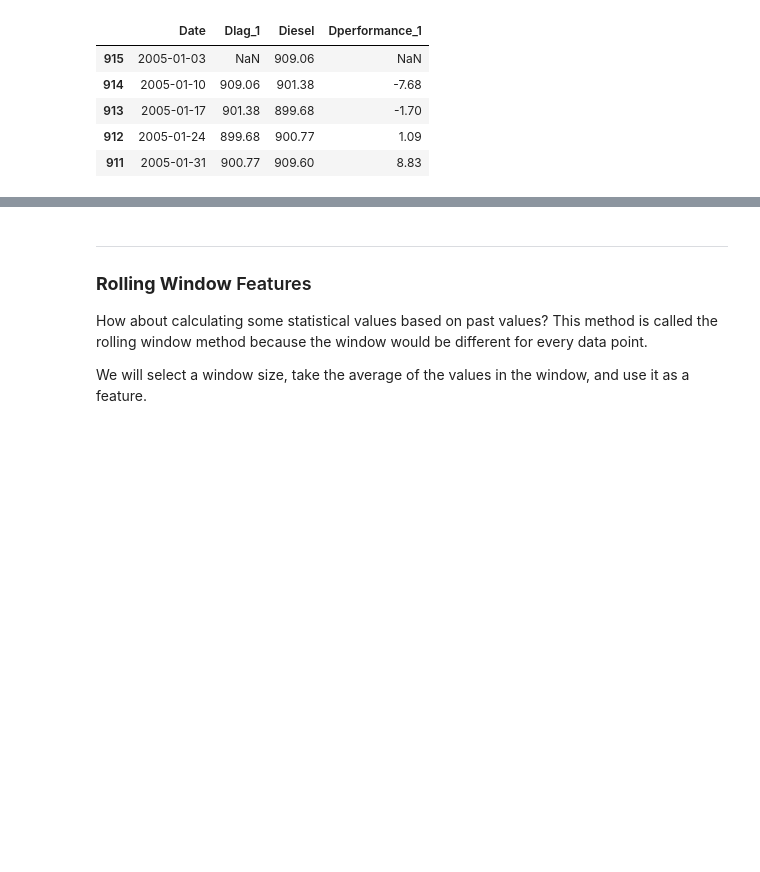
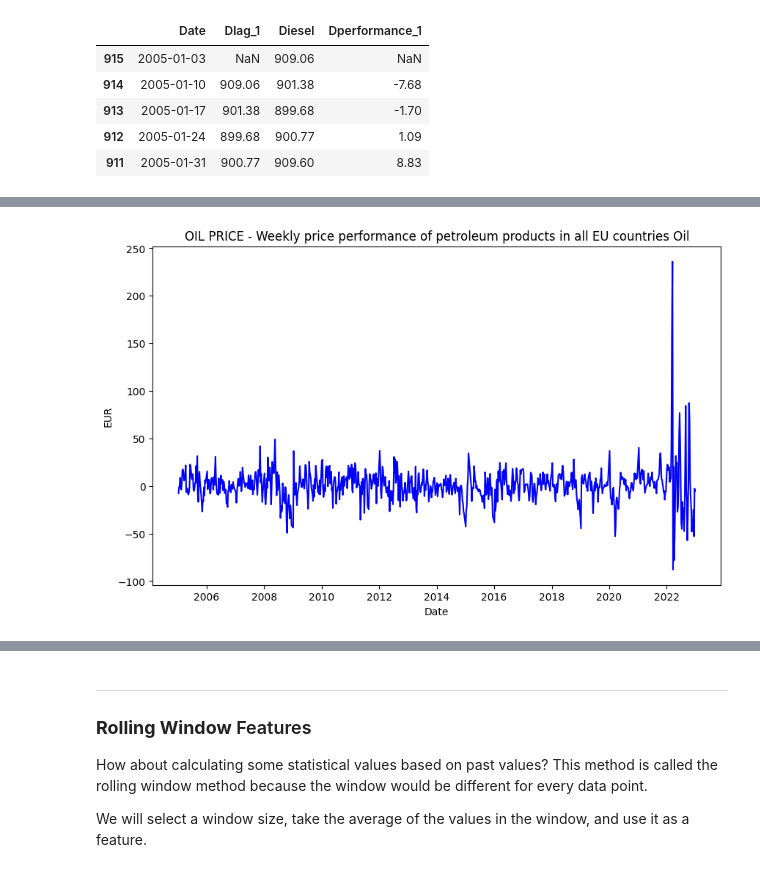
Before and after one commit to sawubona-repo/PRIVAT, a Jupyter notebook: Python_OIL_PRICE_TIMESERIES_v1.ipynb, the cells around one changed output, grey strips where cells are left out. Drawn from its saved outputs; the diff is of its cells as text; code cells hidden in the pictures; blank space fills up the shorter version.

```diff
--- a/Python_OIL_PRICE_TIMESERIES_v1.ipynb
+++ b/Python_OIL_PRICE_TIMESERIES_v1.ipynb
@@ -238,7 +241,7 @@ dataX.head()
 | 912 | 2005-01-24 | 899.68 | 900.77 | 1.09 |
 | 911 | 2005-01-31 | 900.77 | 909.60 | 8.83 |
 # %%
-df= dataX[(dataX['Date'] > "2020-01-01") & (dataY['Date'] < "2022-12-31")]
+df= dataX[(dataX['Date'] > "2005-01-01") & (dataY['Date'] < "2022-12-31")]
 
 # Create Line plot
 fig = px.line(df, x=df['Date'], y=['Dperformance_1'])
@@ -258,0 +282,6 @@ fig.show()
+# %%
+dff = df[['Date','Dperformance_1']]
+dff = dff.set_index(dff.Date)
+dff.drop('Date', axis = 1, inplace = True)
+print('Column datatypes= \n',dff.dtypes)
+dff.head()
@@ -258,0 +299,13 @@ fig.show()
+# %%
+#Plot original OIL Price Timeseries
+
+plt.figure(figsize=(10,6))
+orig = plt.plot(dff, color='blue',label='Original')
+
+plt.title('OIL PRICE - Weekly price performance of petroleum products in all EU countries Oil')
+plt.xlabel('Date')
+plt.ylabel('EUR')
+
+plt.show(block=False)
+# %% [output]
+[figure, added]
```
Also changed, not shown: parts of 42 cells of this notebook.
